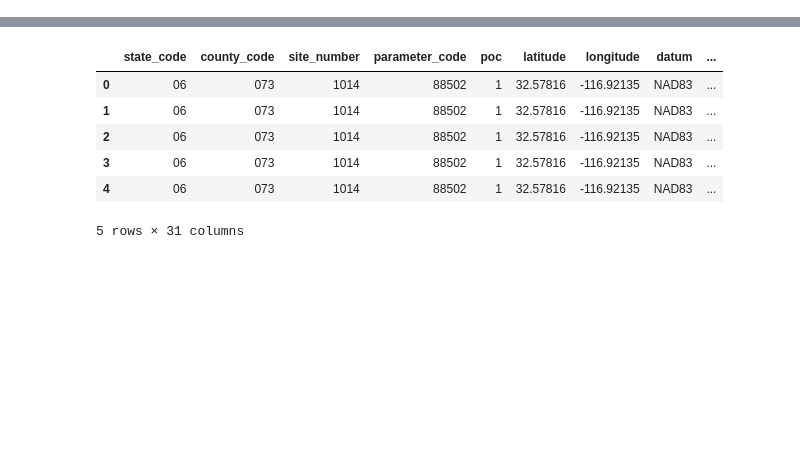
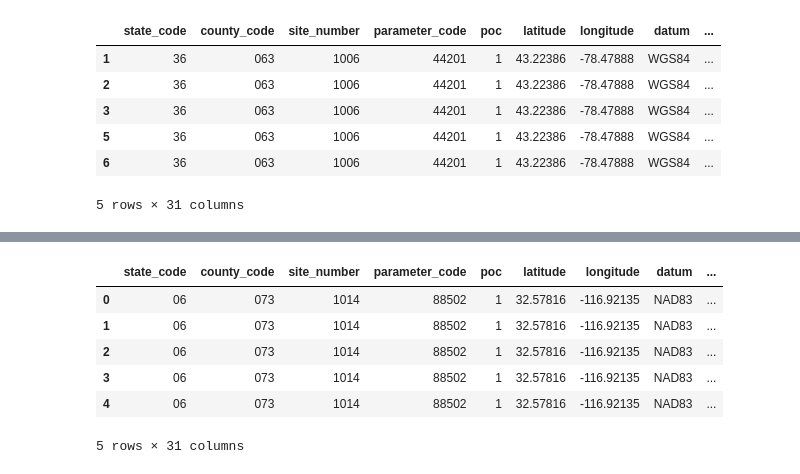
Before and after one commit to TrentELittle/BootcampProject1, a Jupyter notebook: project_main.ipynb, the cells around one changed output, grey strips where cells are left out. Drawn from its saved outputs; the diff is of its cells as text; code cells hidden in the pictures; blank space fills up the shorter version.

```diff
--- a/project_main.ipynb
+++ b/project_main.ipynb
@@ -52,0 +98,10 @@ illinois_oz_20_data = []
+# %%
+# Create a DataFrame for New York and pull carbon monoxide data from API
+COVIDnyOzone_params = {"email" : email_address, "key" : aqs_api_key, "param" : "44201",
+          "bdate" : "20200301", "edate" : "20200701", "state" : New_York}
+
+# Call to url
+COVIDnyOzone_response = requests.get(daily_data_url, params = COVIDnyOzone_params).json()
+COVIDnyOzone_data.append(COVIDnyOzone_response)
+
+COVIDnyOzone_df = pd.DataFrame(COVIDnyOzone_data[0]["Data"])
@@ -52,0 +119,11 @@ illinois_oz_20_data = []
+# %%
+COVIDOzone8hour_df = COVIDnyOzone_df.loc[COVIDnyOzone_df["sample_duration"] == "8-HR RUN AVG BEGIN HOUR"]
+COVIDOzone8hour_df.head()
+# %% [output]
+|  | state_code | county_code | site_number | parameter_code | poc | latitude | longitude | datum | ... |
+| 1 | 36 | 063 | 1006 | 44201 | 1 | 43.22386 | -78.47888 | WGS84 | ... |
+| 2 | 36 | 063 | 1006 | 44201 | 1 | 43.22386 | -78.47888 | WGS84 | ... |
+| 3 | 36 | 063 | 1006 | 44201 | 1 | 43.22386 | -78.47888 | WGS84 | ... |
+| 5 | 36 | 063 | 1006 | 44201 | 1 | 43.22386 | -78.47888 | WGS84 | ... |
+| 6 | 36 | 063 | 1006 | 44201 | 1 | 43.22386 | -78.47888 | WGS84 | ... |
+5 rows × 31 columns
```
Also changed, not shown: parts of 25 cells of this notebook, 1 other file.
